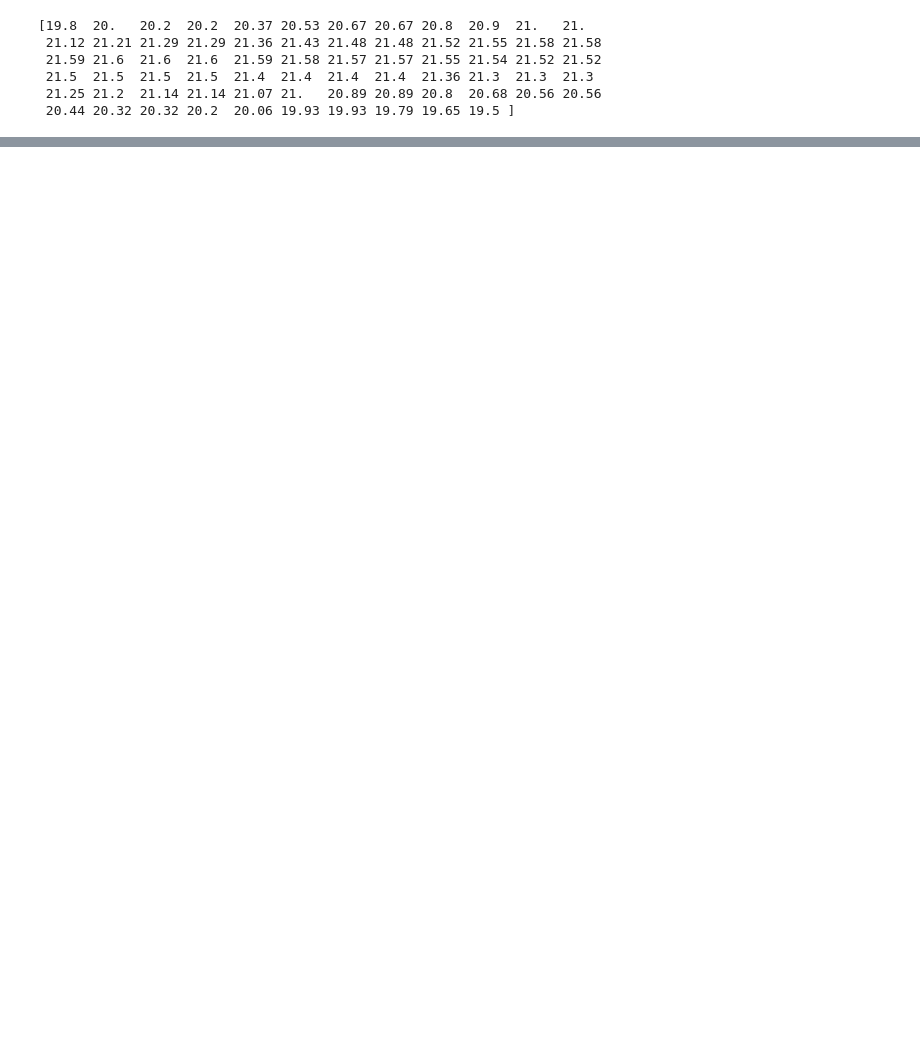
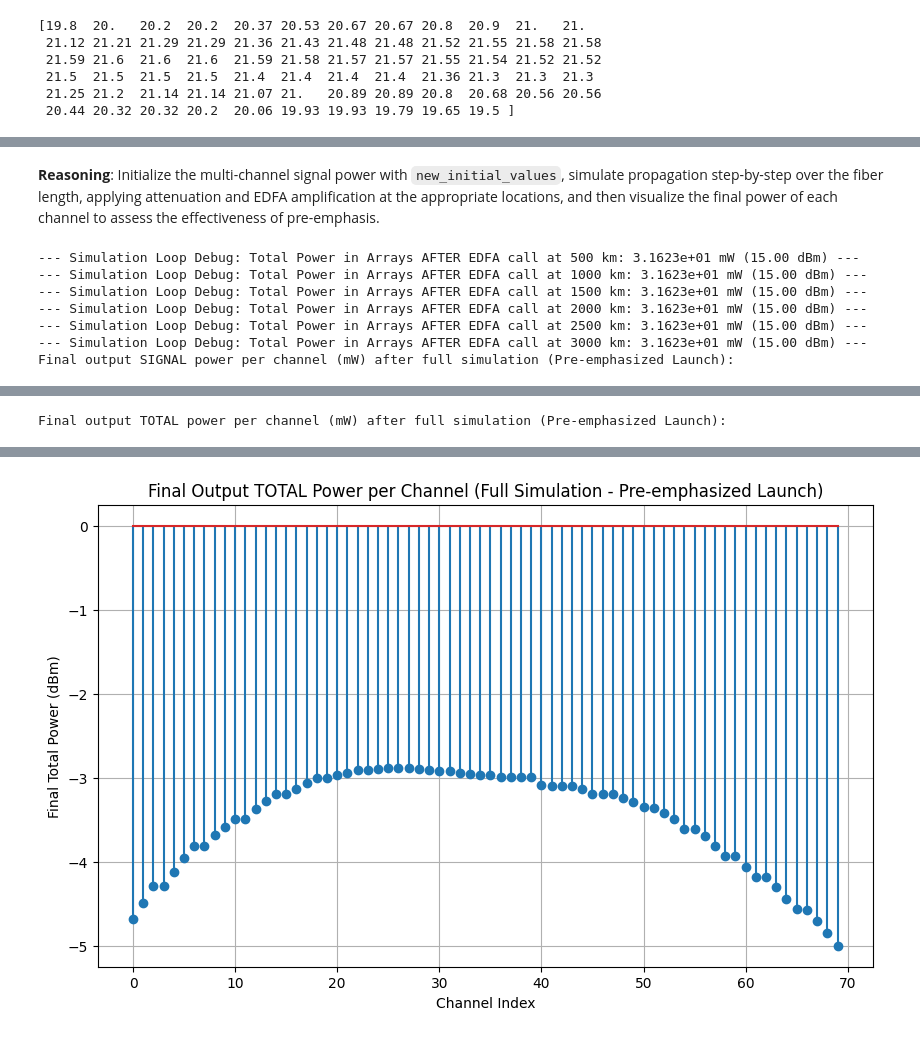
Before and after one commit to EnochYounceSAIC/FiberOptics, a Jupyter notebook: weektwo/channels_and_functions.ipynb, the cells around one changed output, grey strips where cells are left out. Drawn from its saved outputs; the diff is of its cells as text; code cells hidden in the pictures; blank space fills up the shorter version.

```diff
--- a/weektwo/channels_and_functions.ipynb
+++ b/weektwo/channels_and_functions.ipynb
@@ -15,3 +15,4 @@ f_light = 3e8/lambda_light
 dispersion = 18 #ps/nm/km
 distance = np.arange(0,length,1)
 EDFA_noise = 4.7
+discrete_losses = np.zeros(length)
@@ -349,0 +387,75 @@ plt.stem(channels,total_chrom_dispersion)
+# %% [markdown]
+**Reasoning**:
+Initialize the multi-channel signal power with `new_initial_values`, simulate propagation step-by-step over the fiber length, applying attenuation and EDFA amplification at the appropriate locations, and then visualize the final power of each channel to assess the effectiveness of pre-emphasis.
+# %%
+
+attenuation_linear_per_km = 10**(-attenuation_dB_per_km / 10)
+
+
+target_total_power_dBm = EDFA_total_power
+target_total_power_mW = 10**(target_total_power_dBm/10)
+
+
+multi_channel_signal_power_full_sim = np.zeros((channels, length + 1))
+multi_channel_noise_full_sim = np.zeros((channels, length + 1)) # Initialize noise array
+
+multi_channel_signal_power_full_sim[:, 0] = new_initial_values
+
+for i in range(1, length + 1):
+    # Apply SINGLE attenuation value to all channels at the current step (from i-1 to i)
+    multi_channel_signal_power_full_sim[:, i] = multi_channel_signal_power_full_sim[:, i-1] * attenuation_linear_per_km
+    multi_channel_noise_full_sim[:, i] = multi_channel_noise_full_sim[:, i-1] * attenuation_linear_per_km
+    if i in discrete_losses:
+        loss_at_this_location_dB = discrete_losses[i]
+        loss_linear = 10**(-loss_at_this_location_dB / 10)
+        multi_channel_signal_power_full_sim[:, i] *= loss_linear
+        multi_channel_noise_full_sim[:, i] *= loss_linear
+
+
+    # Check if the current location is an EDFA location
+    if i % span == 0: # Assuming EDFA is placed every 'span' km, starting at span km (100, 200, ..., length)
+        const_power_EDFA_with_tilt(multi_channel_signal_power_full_sim, multi_channel_noise_full_sim, EDFA_total_power, channeled_lambdas, EDFA_noise, i, gain_weights)
+
+        # --- Debugging Print AFTER EDFA Call ---
+        # Print the total power in the arrays immediately after EDFA call at this location
+        # Ensure print at the very last kilometer (length) where EDFA is located
+        if i % 500 == 0 or i == length :
+             total_power_after_EDFA_call = np.sum(multi_channel_signal_power_full_sim[:, i]) + np.sum(multi_channel_noise_full_sim[:, i])
+             epsilon = 1e-20
+             print(f"--- Simulation Loop Debug: Total Power in Arrays AFTER EDFA call at {i} km: {total_power_after_EDFA_call:.4e} mW ({10*np.log10(total_power_after_EDFA_call+epsilon):.2f} dBm) ---")
+        # --- End Debugging Print AFTER EDFA Call ---
+
+
+# Extract the final power for each channel at the end of the fiber (at location 'length')
+final_signal_powers_full_sim = multi_channel_signal_power_full_sim[:, length]
+final_noise_powers_full_sim = multi_channel_noise_full_sim[:, length]
+final_total_powers_full_sim = final_signal_powers_full_sim + final_noise_powers_full_sim
+
+
+# Display the final output power per channel
+print("Final output SIGNAL power per channel (mW) after full simulation (Pre-emphasized Launch):")
+display(final_signal_powers_full_sim)
+
+print("\nFinal output TOTAL power per channel (mW) after full simulation (Pre-emphasized Launch):")
+display(final_total_powers_full_sim)
+
+
+# Visualize the final powers per channel with a stem plot
+channel_axis = np.arange(0, channels, 1)
+
+# Plot Final Total Power (Signal + Noise)
+plt.figure(figsize=(10, 6))
+plt.stem(channel_axis, 10*np.log10(final_total_powers_full_sim)) # Plot in dBm
+plt.xlabel('Channel Index')
+plt.ylabel('Final Total Power (dBm)')
+plt.title('Final Output TOTAL Power per Channel (Full Simulation - Pre-emphasized Launch)')
+plt.grid(True)
+plt.show()
+# %% [output]
+--- Simulation Loop Debug: Total Power in Arrays AFTER EDFA call at 500 km: 3.1623e+01 mW (15.00 dBm) ---
+--- Simulation Loop Debug: Total Power in Arrays AFTER EDFA call at 1000 km: 3.1623e+01 mW (15.00 dBm) ---
+--- Simulation Loop Debug: Total Power in Arrays AFTER EDFA call at 1500 km: 3.1623e+01 mW (15.00 dBm) ---
+--- Simulation Loop Debug: Total Power in Arrays AFTER EDFA call at 2000 km: 3.1623e+01 mW (15.00 dBm) ---
+--- Simulation Loop Debug: Total Power in Arrays AFTER EDFA call at 2500 km: 3.1623e+01 mW (15.00 dBm) ---
+--- Simulation Loop Debug: Total Power in Arrays AFTER EDFA call at 3000 km: 3.1623e+01 mW (15.00 dBm) ---
+Final output SIGNAL power per channel (mW) after full simulation (Pre-emphasized Launch):
@@ -349,0 +476 @@ plt.stem(channels,total_chrom_dispersion)
+Final output TOTAL power per channel (mW) after full simulation (Pre-emphasized Launch):
@@ -349,0 +491 @@ plt.stem(channels,total_chrom_dispersion)
+[figure, added]
```
Also changed, not shown: parts of 11 cells of this notebook.
